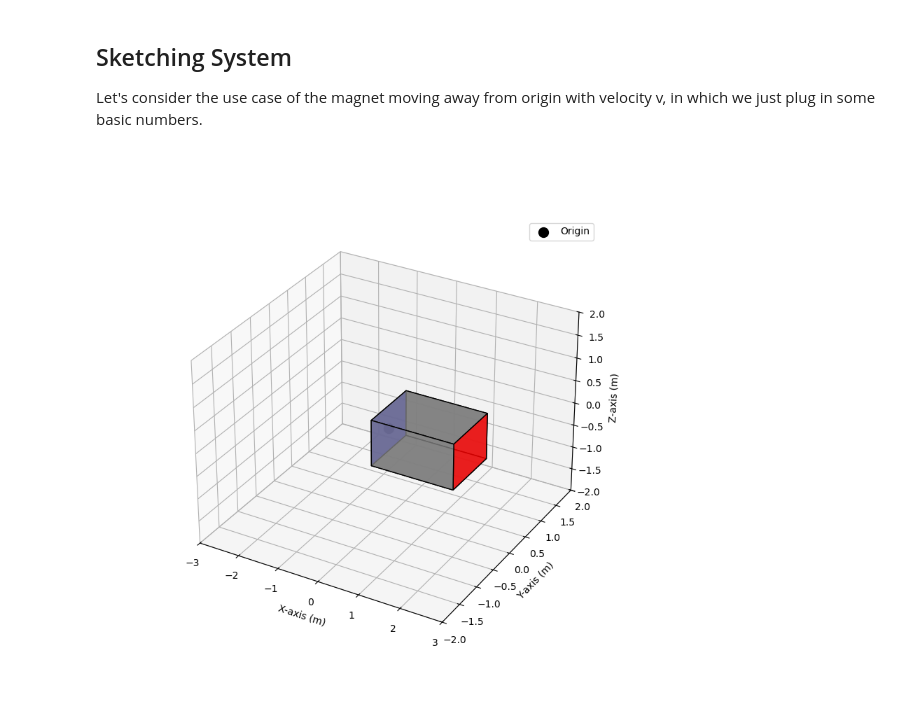
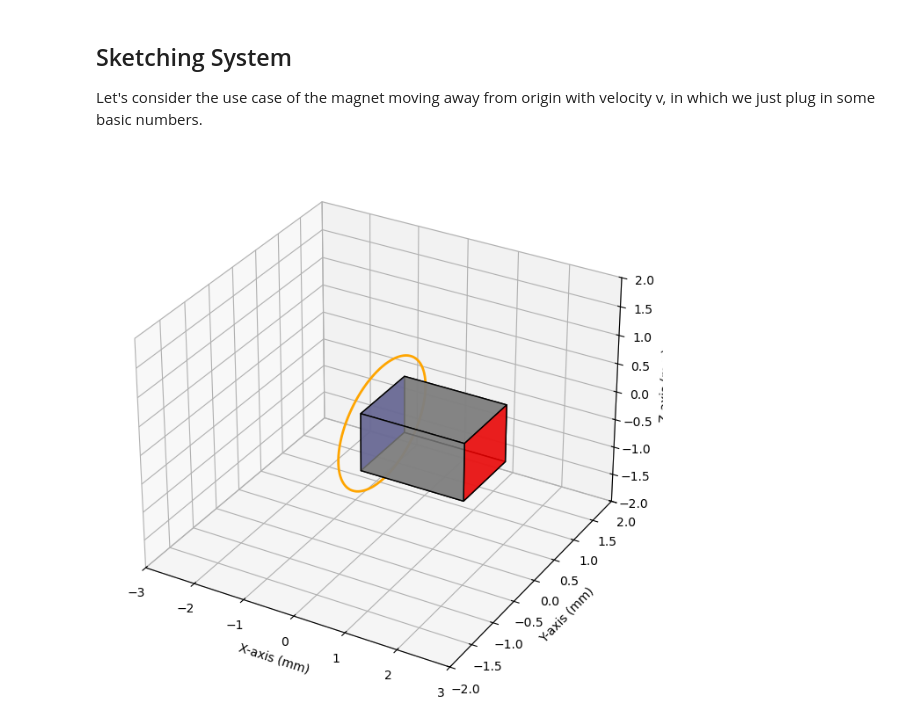
Before and after one commit to ethan-ryan-gh/E_n_M, a Jupyter notebook: CE-1_2_3.ipynb, the cells around one changed output. Saved outputs shown, nothing was run; the diff lists cells and outputs as text; code cells hidden in the pictures.

```diff
--- a/CE-1_2_3.ipynb
+++ b/CE-1_2_3.ipynb
@@ -79,8 +95,29 @@ class MagneticField:
 ## Sketching System
 Let's consider the use case of the magnet moving away from origin with velocity v, in which we just plug in some basic numbers.
 # %%
+def plot_magnet_and_loop(ax, center):
+    """Plots the magnet and vertical loop on the given 3D axis."""
+
+    # Plot the rectangular magnet
+    draw_rectangular_magnet(ax, center=center, size=(2, 1, 1))
+
+    # Plot the wire loop
+    plot_wire_loop(ax, radius=1)
+
+def plot_wire_loop(ax, radius=1, num_points=100):
+    """Plots a vertical circular wire loop centered at the origin in the YZ-plane."""
+
+    # Parametric equations for a circle in the YZ-plane
+    theta = np.linspace(0, 2 * np.pi, num_points)
+    y = radius * np.cos(theta)  # Now varying along Y-axis
+    z = radius * np.sin(theta)  # Now varying along Z-axis
+    x = np.zeros_like(theta)  # The loop stays at x = 0 (YZ-plane)
+
+    # Plot the wire loop
+    ax.plot(x, y, z, color='orange', linewidth=2, label="Wire Loop")
+
 def draw_rectangular_magnet(ax, center, size):
-    """Draws a rectangular bar magnet centered on an axis."""
+    """Draws a rectangular bar magnet centered at the given position."""
 
     cx, cy, cz = center
     dx, dy, dz = size
@@ -106,46 +143,37 @@ def draw_rectangular_magnet(ax, center, size):
         [corners[i] for i in [2, 3, 7, 6]],  # Side 2
         [corners[i] for i in [1, 2, 6, 5]],  # North pole (Red)
         [corners[i] for i in [0, 3, 7, 4]]   # South pole (Blue)
     ]
 
     # Assign colors (gray for body, red/blue for poles)
     face_colors = ['gray', 'gray', 'gray', 'gray', 'red', 'blue']
 
     # Create the 3D polygon collection
     poly3d = Poly3DCollection(faces, alpha=0.8, linewidths=1, edgecolors='k')
     poly3d.set_facecolor(face_colors)
 
     ax.add_collection3d(poly3d)
 
 
-###############
-# Setup figure
-###############
-
+# Create figure and axis
 fig = plt.figure(figsize=(8, 8))
 ax = fig.add_subplot(111, projection='3d')
 
-# Set limits
+# Set axis limits
 ax.set_xlim([-3, 3])
 ax.set_ylim([-2, 2])
 ax.set_zlim([-2, 2])
 
 # Label Axes
 ax.set_xlabel("X-axis (mm)")
 ax.set_ylabel("Y-axis (mm)")
 ax.set_zlabel("Z-axis (mm)")
 
-# Draw magnet centered on the x-axis
-draw_rectangular_magnet(ax, center=(1, 0, 0), size=(2, 1, 1))
+# Plot the magnet and loop
+plot_magnet_and_loop(ax, center=(1, 0, 0))
 
-# Add a dot at the origin
-ax.scatter(0, 0, 0, color='black', s=100, label='Origin')
-
-# Add legend
-ax.legend()
-
-# Show plot
+# Show the final combined plot
 plt.show()
 # %% [output]
-[figure, old version]
+[figure, new version]
 # %% [markdown]
```
Also changed, not shown: parts of 11 cells of this notebook.
